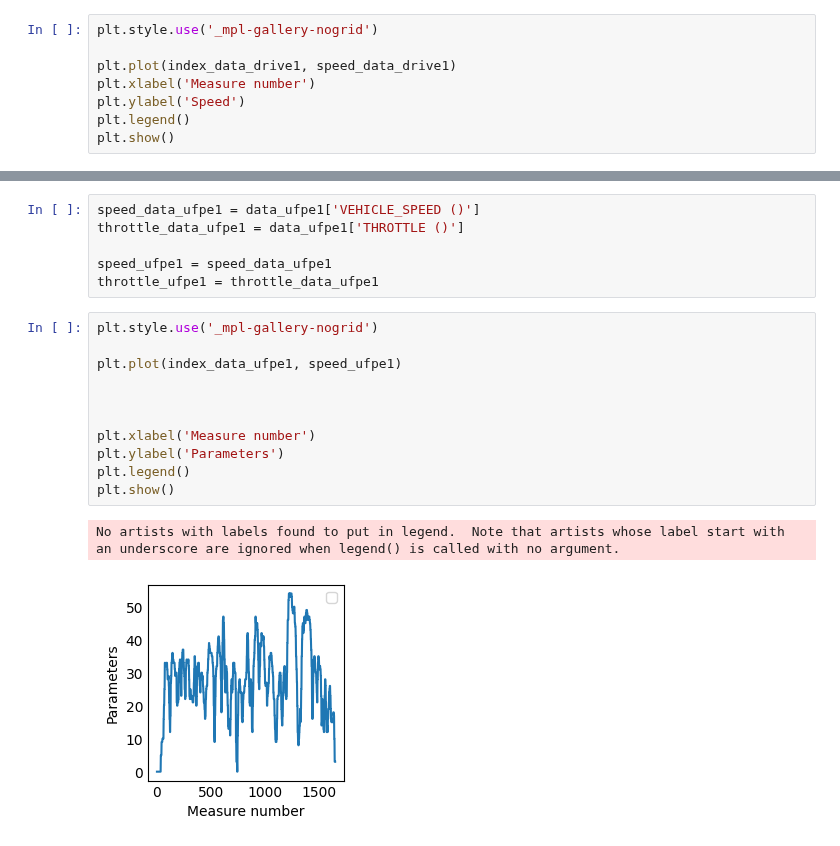
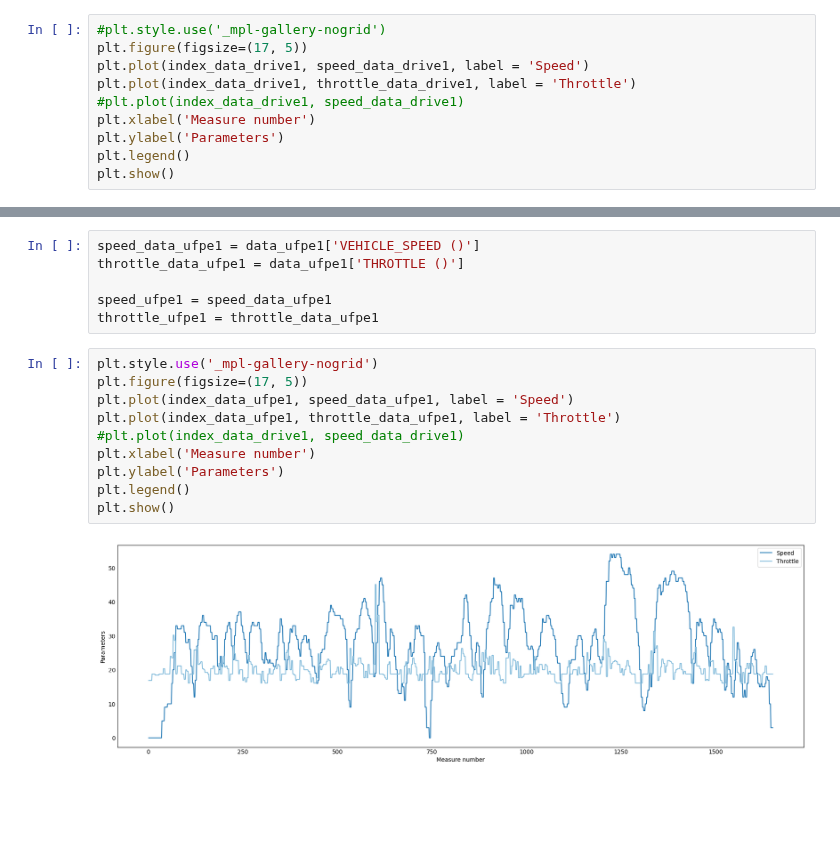
Before and after one commit to camila-duarte/verbrennungsmotoren, a Jupyter notebook: analyse/per_mode.ipynb, the cells around one changed output, grey strips where cells are left out. Drawn from its saved outputs; the diff is of its cells as text; blank space fills up the shorter version.

```diff
--- a/analyse/per_mode.ipynb
+++ b/analyse/per_mode.ipynb
@@ -59,11 +59,13 @@ throttle_data_drive1 = data_drive1['THROTTLE ()']
 speed_drive1 = speed_data_drive1
 throttle_drive1 = throttle_data_drive1
 # %%
-plt.style.use('_mpl-gallery-nogrid')
-
-plt.plot(index_data_drive1, speed_data_drive1)
+#plt.style.use('_mpl-gallery-nogrid')
+plt.figure(figsize=(17, 5))
+plt.plot(index_data_drive1, speed_data_drive1, label = 'Speed')
+plt.plot(index_data_drive1, throttle_data_drive1, label = 'Throttle')
+#plt.plot(index_data_drive1, speed_data_drive1)
 plt.xlabel('Measure number')
-plt.ylabel('Speed')
+plt.ylabel('Parameters')
 plt.legend()
 plt.show()
 # %% [output]
@@ -166,15 +166,13 @@ speed_ufpe1 = speed_data_ufpe1
 throttle_ufpe1 = throttle_data_ufpe1
 # %%
 plt.style.use('_mpl-gallery-nogrid')
-
-plt.plot(index_data_ufpe1, speed_ufpe1)
-
-
-
+plt.figure(figsize=(17, 5))
+plt.plot(index_data_ufpe1, speed_data_ufpe1, label = 'Speed')
+plt.plot(index_data_ufpe1, throttle_data_ufpe1, label = 'Throttle')
+#plt.plot(index_data_drive1, speed_data_drive1)
 plt.xlabel('Measure number')
 plt.ylabel('Parameters')
 plt.legend()
 plt.show()
 # %% [output]
-No artists with labels found to put in legend.  Note that artists whose label start with an underscore are ignored when legend() is called with no argument.
-[figure, old version]
+[figure, new version]
```
Also changed, not shown: parts of 6 cells of this notebook, 1 other file.
